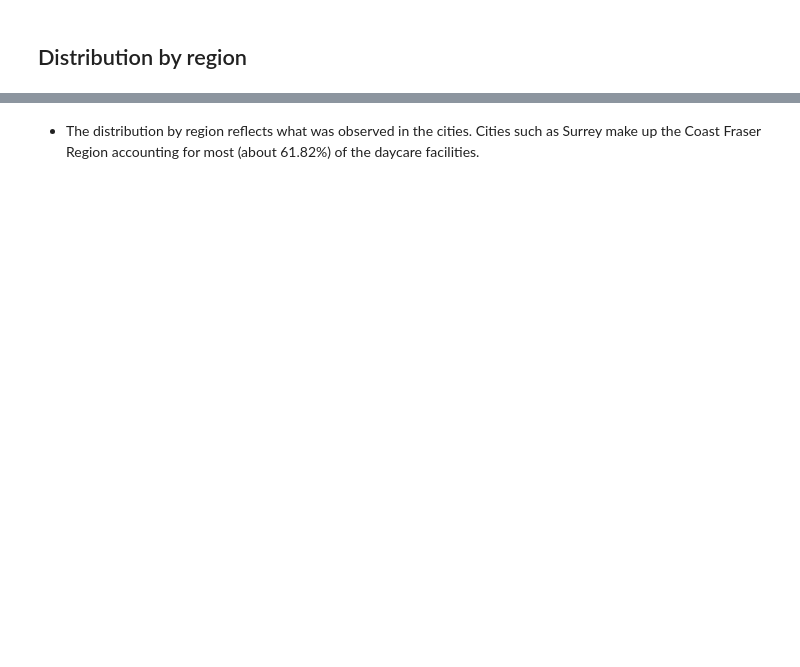
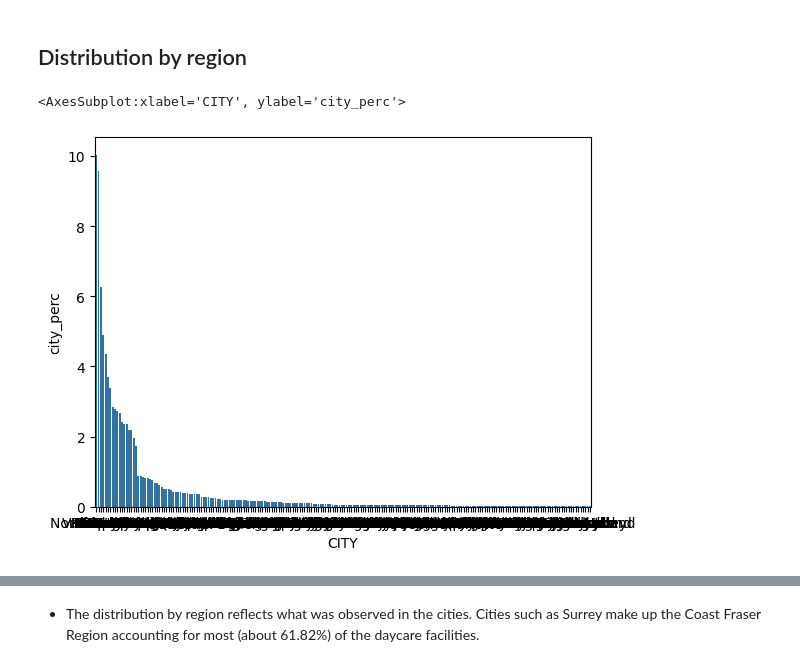
Before and after one commit to akin-aroge/bc-child-care-facilities, a Jupyter notebook: notebooks/01-data-exploration.ipynb, the cells around one changed output, grey strips where cells are left out. Drawn from its saved outputs; the diff is of its cells as text; code cells hidden in the pictures; blank space fills up the shorter version.

```diff
--- a/notebooks/01-data-exploration.ipynb
+++ b/notebooks/01-data-exploration.ipynb
@@ -287,5 +263,10 @@ Text(0.5, 1.0, 'Distribution of child care facilities across the cities \n (show
 # %% [markdown]
 ## Distribution by region
+# %%
+sns.barplot(data=temp_df.reset_index(), x=group_col_name, y=agg_col_name, color='#1f77b4')
+# %% [output]
+<AxesSubplot:xlabel='CITY', ylabel='city_perc'>
+[figure, added]
 # %%
 cities_regions_map = C.CITIES_REGIONS_MAP
 
```
Also changed, not shown: parts of 17 cells of this notebook, 13 other files.
